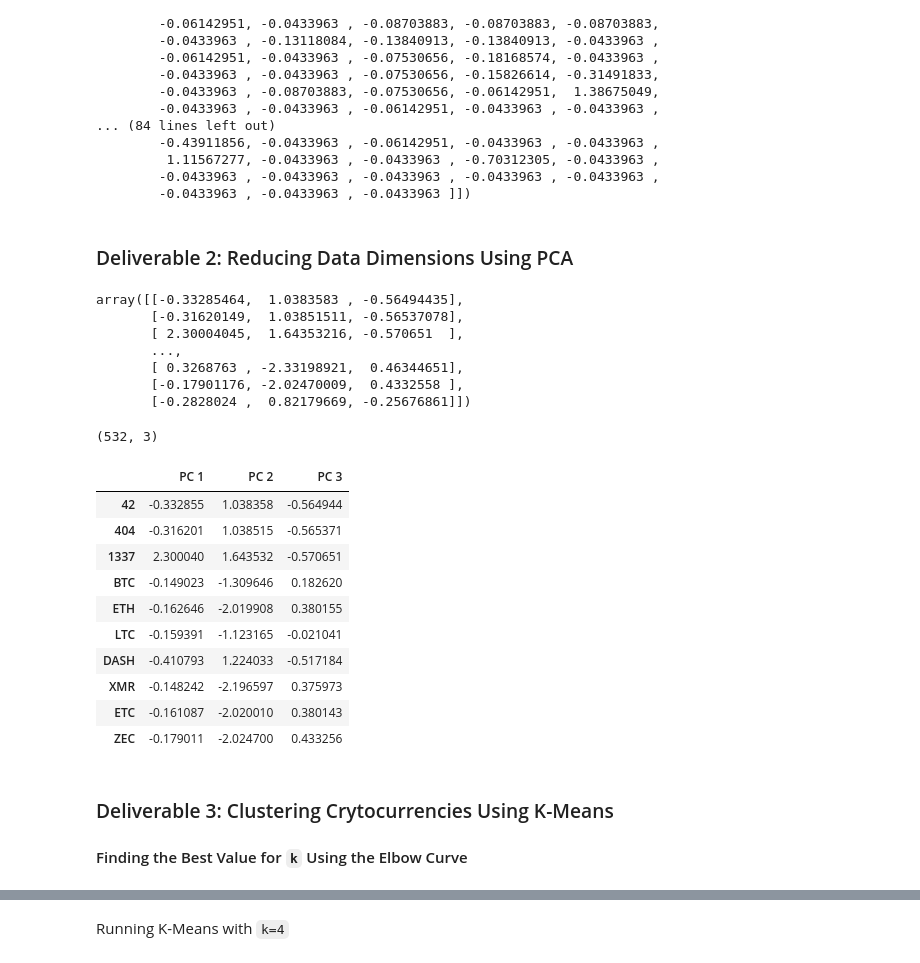
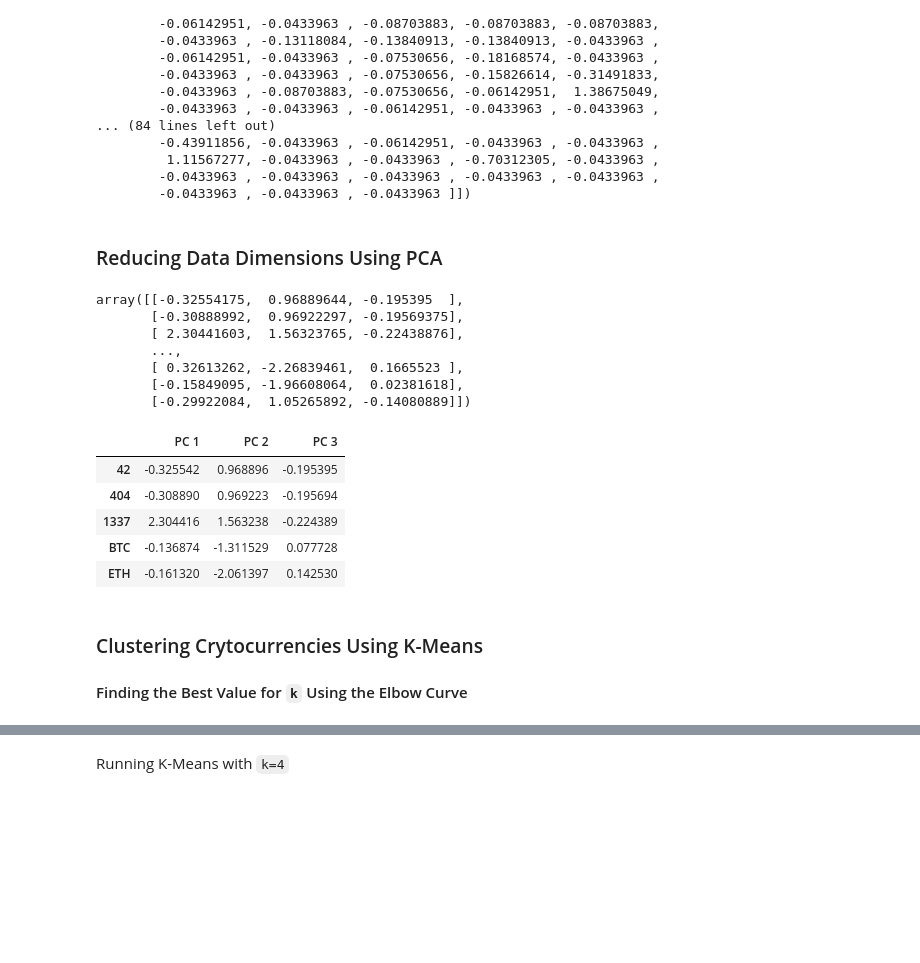
Before and after one commit to ed12rivera/cryptocurrencies, a Jupyter notebook: crypto_clustering.ipynb, the cells around one changed output, grey strips where cells are left out. Cells and saved outputs as stored; diff of their text form; code cells hidden in the pictures; blank space fills up the shorter version.

Commit message:
Apply PCA to reduce dimensions.

```diff
--- a/crypto_clustering.ipynb
+++ b/crypto_clustering.ipynb
@@ -136,36 +136,34 @@ array([[-0.11710817, -0.1528703 , -0.0433963 , -0.0433963 , -0.0433963 ,
         -0.0433963 , -0.0433963 , -0.0433963 , -0.0433963 , -0.0433963 ,
         -0.0433963 , -0.0433963 , -0.0433963 ]])
 # %% [markdown]
-### Deliverable 2: Reducing Data Dimensions Using PCA
+### Reducing Data Dimensions Using PCA
 # %%
 # Using PCA to reduce dimension to three principal components.
-# YOUR CODE HERE
+pca = PCA(n_components = 3)
+
+crypto_pca = pca.fit_transform(X_scaled)
+crypto_pca
 # %% [output]
-array([[-0.33285464,  1.0383583 , -0.56494435],
-       [-0.31620149,  1.03851511, -0.56537078],
-       [ 2.30004045,  1.64353216, -0.570651  ],
+array([[-0.32554175,  0.96889644, -0.195395  ],
+       [-0.30888992,  0.96922297, -0.19569375],
+       [ 2.30441603,  1.56323765, -0.22438876],
        ...,
-       [ 0.3268763 , -2.33198921,  0.46344651],
-       [-0.17901176, -2.02470009,  0.4332558 ],
-       [-0.2828024 ,  0.82179669, -0.25676861]])
+       [ 0.32613262, -2.26839461,  0.1665523 ],
+       [-0.15849095, -1.96608064,  0.02381618],
+       [-0.29922084,  1.05265892, -0.14080889]])
 # %%
 # Create a DataFrame with the three principal components.
-# YOUR CODE HERE
+pcs_df = pd.DataFrame(data=crypto_pca, columns=["PC 1", "PC 2", "PC 3"], index=crypto_df.index)
+pcs_df.head()
 # %% [output]
-(532, 3)
 |  | PC 1 | PC 2 | PC 3 |
-| 42 | -0.332855 | 1.038358 | -0.564944 |
-| 404 | -0.316201 | 1.038515 | -0.565371 |
-| 1337 | 2.300040 | 1.643532 | -0.570651 |
-| BTC | -0.149023 | -1.309646 | 0.182620 |
-| ETH | -0.162646 | -2.019908 | 0.380155 |
-| LTC | -0.159391 | -1.123165 | -0.021041 |
-| DASH | -0.410793 | 1.224033 | -0.517184 |
-| XMR | -0.148242 | -2.196597 | 0.375973 |
-| ETC | -0.161087 | -2.020010 | 0.380143 |
-| ZEC | -0.179011 | -2.024700 | 0.433256 |
+| 42 | -0.325542 | 0.968896 | -0.195395 |
+| 404 | -0.308890 | 0.969223 | -0.195694 |
+| 1337 | 2.304416 | 1.563238 | -0.224389 |
+| BTC | -0.136874 | -1.311529 | 0.077728 |
+| ETH | -0.161320 | -2.061397 | 0.142530 |
 # %% [markdown]
-### Deliverable 3: Clustering Crytocurrencies Using K-Means
+### Clustering Crytocurrencies Using K-Means
 
 #### Finding the Best Value for `k` Using the Elbow Curve
 # %%
```
Also changed, not shown: parts of 1 cell of this notebook.
